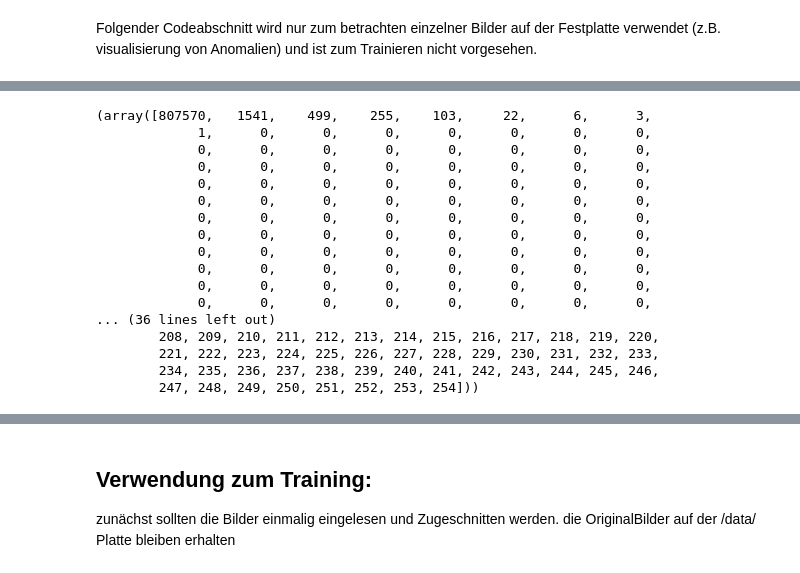
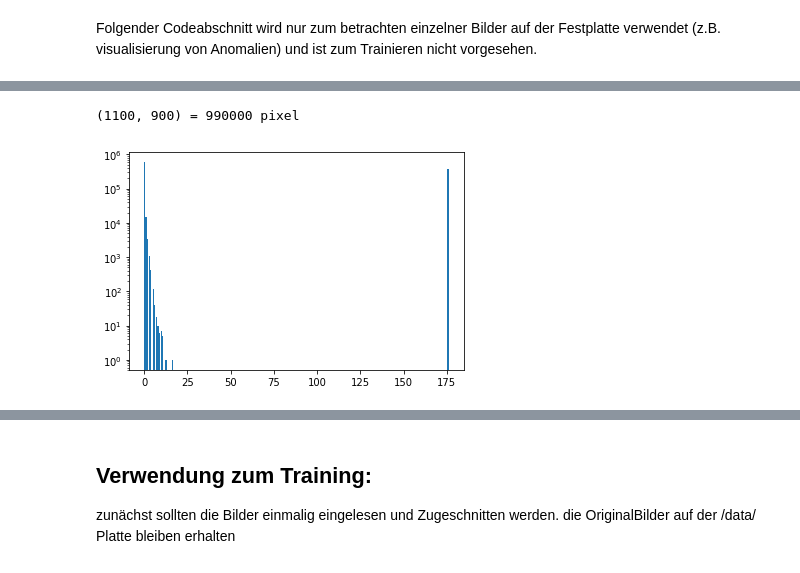
Before and after one commit to thgnaedi/DeepRain, a Jupyter notebook: Data/Anwendung simple_image_script.ipynb, the cells around one changed output, grey strips where cells are left out. Saved outputs shown, nothing was run; the diff lists cells and outputs as text; code cells hidden in the pictures.

```diff
--- a/Data/Anwendung simple_image_script.ipynb
+++ b/Data/Anwendung simple_image_script.ipynb
@@ -41,23 +44,9 @@ Eingelesenes Bild hat zu hohe Dimension (wird gekürzt auf 2D)
-# %%
-import numpy as np
-a = OriginalBild[OriginalBild==174] = 0
-np.amax(a)
-np.histogram(OriginalBild, bins=np.arange(255))
-# %% [output]
-(array([807570,   1541,    499,    255,    103,     22,      6,      3,
-             1,      0,      0,      0,      0,      0,      0,      0,
-             0,      0,      0,      0,      0,      0,      0,      0,
-             0,      0,      0,      0,      0,      0,      0,      0,
-             0,      0,      0,      0,      0,      0,      0,      0,
-             0,      0,      0,      0,      0,      0,      0,      0,
-             0,      0,      0,      0,      0,      0,      0,      0,
-             0,      0,      0,      0,      0,      0,      0,      0,
-             0,      0,      0,      0,      0,      0,      0,      0,
-             0,      0,      0,      0,      0,      0,      0,      0,
-             0,      0,      0,      0,      0,      0,      0,      0,
-             0,      0,      0,      0,      0,      0,      0,      0,
-... (36 lines left out)
-        208, 209, 210, 211, 212, 213, 214, 215, 216, 217, 218, 219, 220,
-        221, 222, 223, 224, 225, 226, 227, 228, 229, 230, 231, 232, 233,
-        234, 235, 236, 237, 238, 239, 240, 241, 242, 243, 244, 245, 246,
-        247, 248, 249, 250, 251, 252, 253, 254]))
+# %%
+#a = OriginalBild[OriginalBild==174] = 0
+print(OriginalBild.shape, "= {} pixel".format(1100*900))
+plt.hist(OriginalBild.flatten(), bins=254, log=True)
+#plt.hist(Skaliert.flatten(), bins=254, log=True, color="r")
+plt.show()
+# %% [output]
+(1100, 900) = 990000 pixel
+[figure, added]
```
Also changed, not shown: parts of 11 cells of this notebook, 1 other file.
